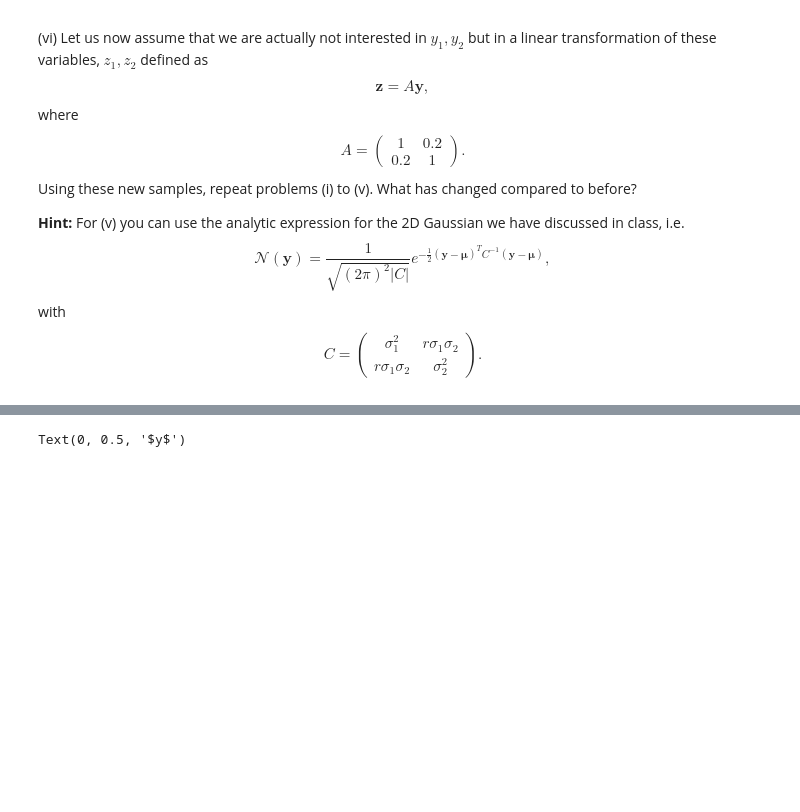
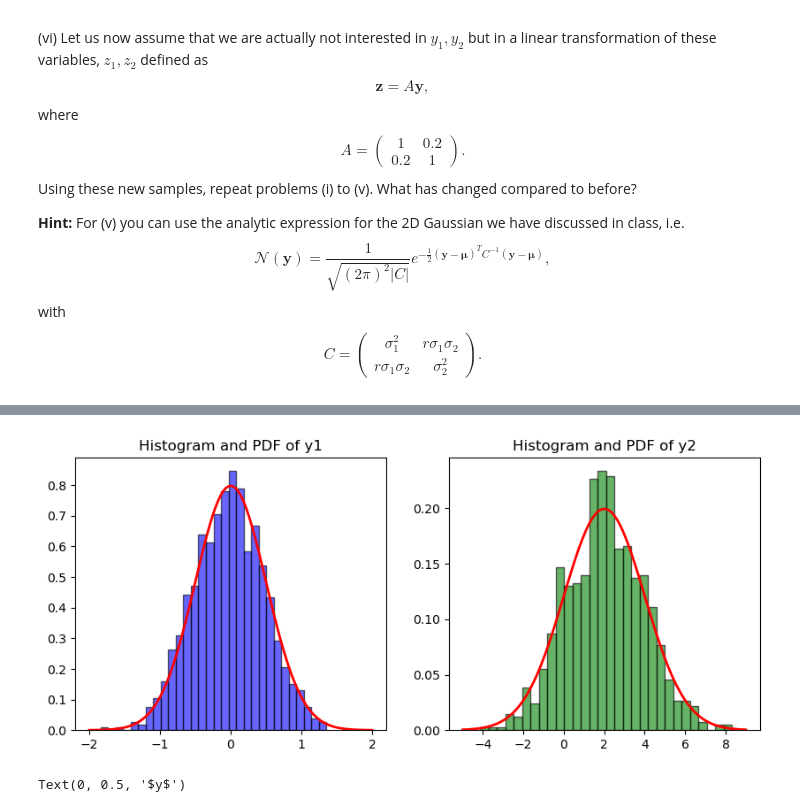
Before and after one commit to hou-physics/stat_methods_AIfA_2024_group_07, a Jupyter notebook: lecture_02/P02_probability.ipynb, the cells around one changed output, grey strips where cells are left out. Saved outputs shown, nothing was run; the diff lists cells and outputs as text; code cells hidden in the pictures; blank space fills up the shorter version.

```diff
--- a/lecture_02/P02_probability.ipynb
+++ b/lecture_02/P02_probability.ipynb
@@ -27,3 +104,30 @@ r\sigma_1\sigma_2 & \sigma^2_2
+# %%
+#(v)
+from scipy.stats import norm
+
+# Generate points for the expected PDF
+x1 = np.linspace(-2, 2, 100)
+x2 = np.linspace(-5, 9, 100)
+
+# Compute the PDF
+pdf_y1 = norm.pdf(x1, mu1, sigma1)
+pdf_y2 = norm.pdf(x2, mu2, sigma2)
+
+# Plot histograms and overplot the PDF
+plt.figure(figsize=(10, 4))
+plt.subplot(1, 2, 1)
+plt.hist(y1_samples, bins=30, density=True, alpha=0.6, color='blue', edgecolor='black')
+plt.plot(x1, pdf_y1, color='red', lw=2)
+plt.title('Histogram and PDF of y1')
+
+plt.subplot(1, 2, 2)
+plt.hist(y2_samples, bins=30, density=True, alpha=0.6, color='green', edgecolor='black')
+plt.plot(x2, pdf_y2, color='red', lw=2)
+plt.title('Histogram and PDF of y2')
+
+plt.show()
+# %% [output]
+[figure, added]
 # %%
 import numpy as np
 import matplotlib.pyplot as plt
```
Also changed, not shown: parts of 5 cells of this notebook, 3 other files.
